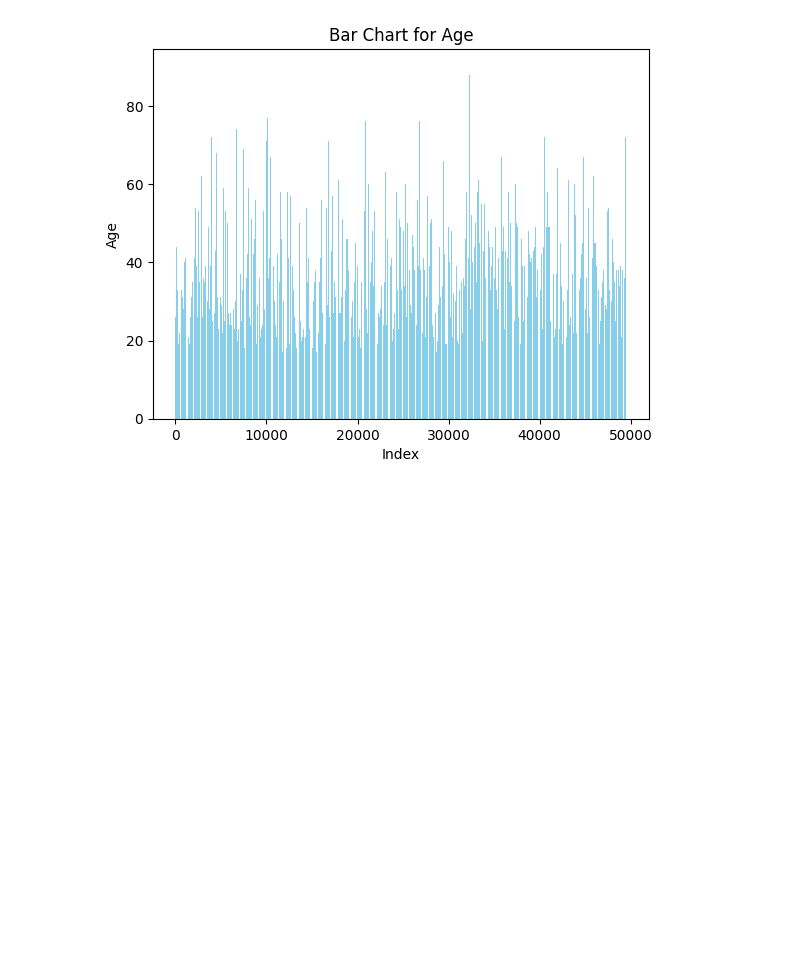
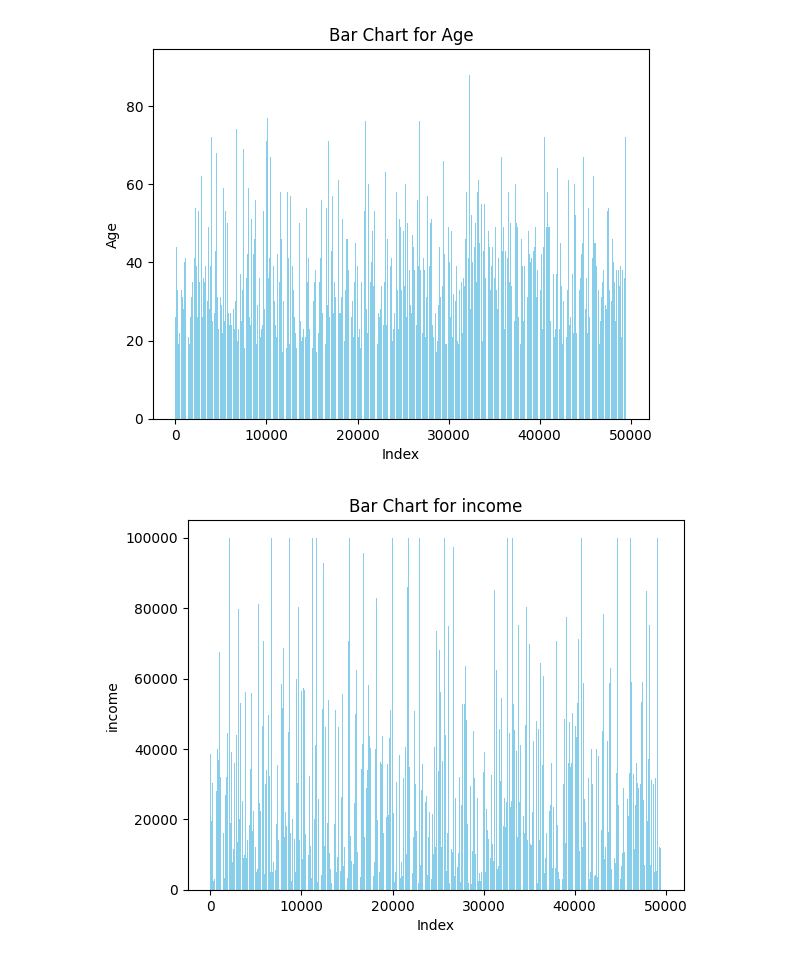
Before and after one commit to svenu38/trail, a Jupyter notebook: first.ipynb, the cells around one changed output. Cells and saved outputs as stored; diff of their text form; code cells hidden in the pictures; blank space fills up the shorter version.

Commit message:
income

```diff
--- a/first.ipynb
+++ b/first.ipynb
@@ -29,3 +29,11 @@ plt.title('Bar Chart for Age')
 plt.show()
 # %% [output]
 [figure]
+# %%
+plt.bar(df.index, df['income'], color='skyblue')
+plt.xlabel('Index')
+plt.ylabel('income')
+plt.title('Bar Chart for income')
+plt.show()
+# %% [output]
+[figure, added]
```
